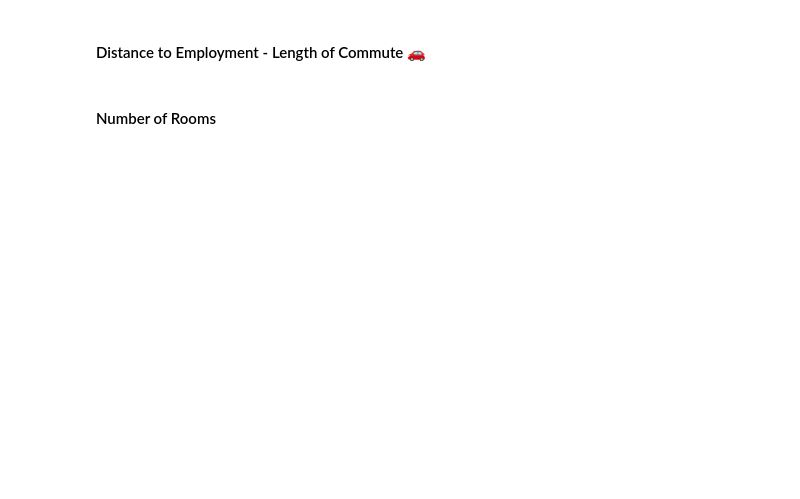
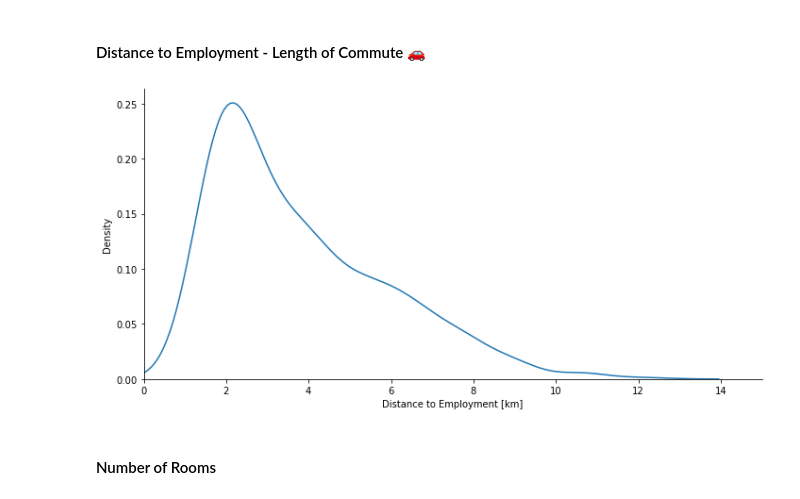
Before and after one commit to MTroha/Day-080--Data-Science--Capstone-Project--Predict-House-Prices, a Jupyter notebook: main.ipynb, the cells around one changed output. Drawn from its saved outputs; the diff is of its cells as text; code cells hidden in the pictures; blank space fills up the shorter version.

```diff
--- a/main.ipynb
+++ b/main.ipynb
@@ -146,4 +198,11 @@ What do you notice in the distributions of the data?
 # %% [markdown]
 #### Distance to Employment - Length of Commute 🚗
+# %%
+empl_dist_plot = sns.displot(data=data, x='DIS', kind='kde', aspect=2)
+plt.xlabel('Distance to Employment [km]')
+plt.xlim(0, 15)
+plt.show()
+# %% [output]
+[figure, added]
 # %% [markdown]
 #### Number of Rooms
```
Also changed, not shown: parts of 53 cells of this notebook.
